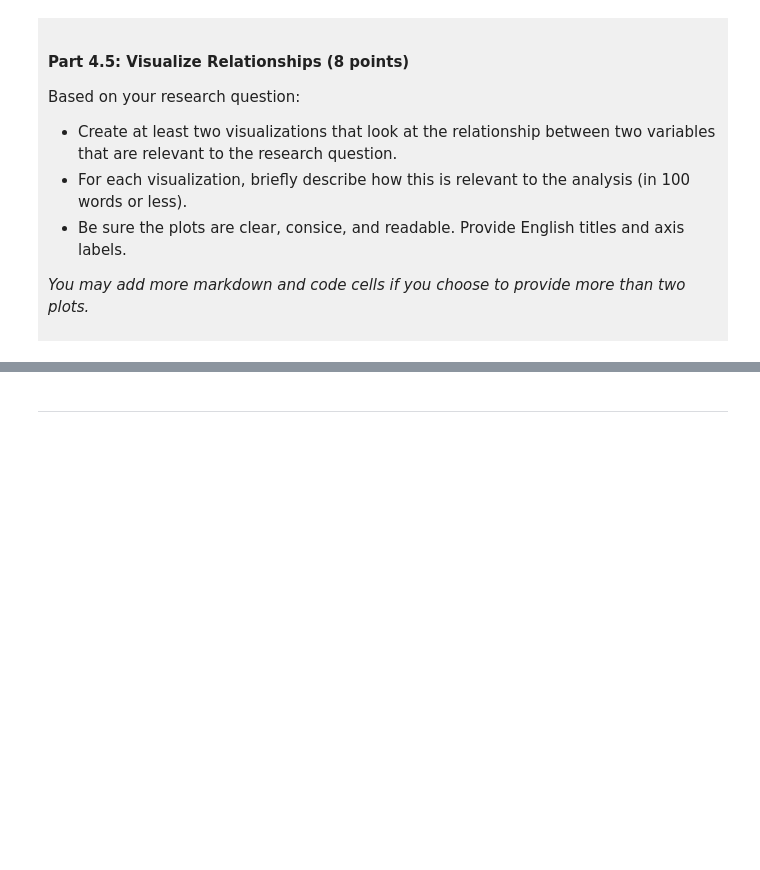
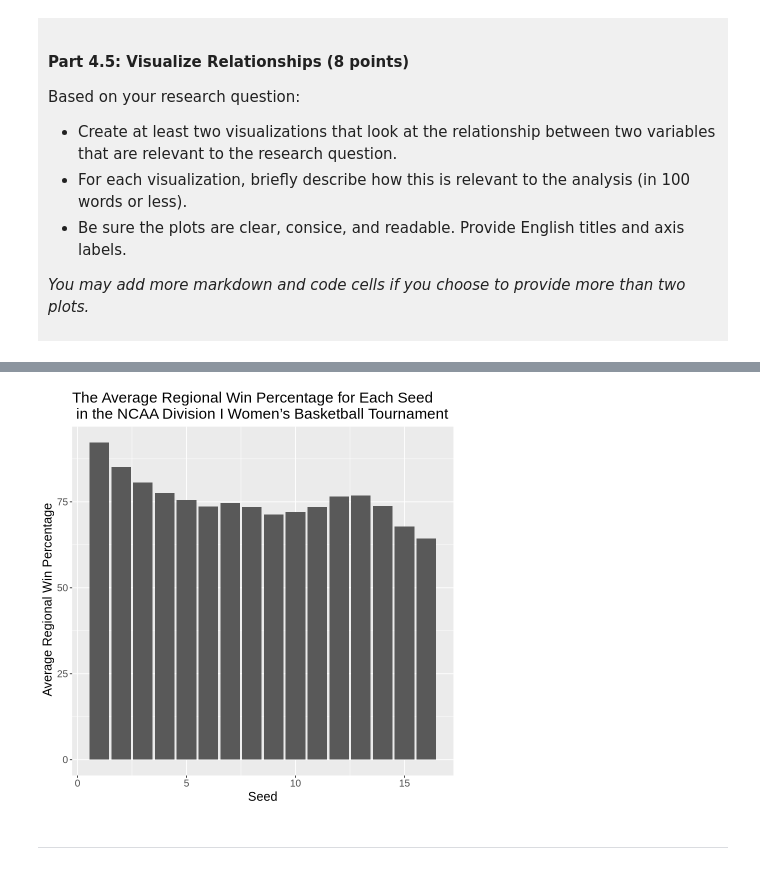
Before and after one commit to frankfxq/dsci-100-project-frank-qian, a Jupyter notebook: dsci-100-project-notebook.ipynb, the cells around one changed output, grey strips where cells are left out. Saved outputs shown, nothing was run; the diff lists cells and outputs as text; code cells hidden in the pictures; blank space fills up the shorter version.

```diff
--- a/dsci-100-project-notebook.ipynb
+++ b/dsci-100-project-notebook.ipynb
@@ -290,3 +316,5 @@ You will refine your research question (if needed) and produce a tidy data set.
 </div>
 # %%
 ### EDIT THIS CODE CELL ###
+mean <- tidy_data_2 |> group_by(seed) |> summarize(mean_reg_wins_pct = mean(reg_wins_pct))
+mean
@@ -332,5 +403,13 @@ Visualization 2: %%% EDIT THIS MARKDOWN CELL%%%
 # %%
 ### EDIT THIS CODE CELL FOR VISUALIZATION 2###
+
+bar_chart_3 <- ggplot(mean, aes(x = seed, y = mean_reg_wins_pct)) + geom_bar(stat = "identity") +
+labs(x = "Seed", y = " Average Regional Win Percentage",
+     title = "The Average Regional Win Percentage for Each Seed \n in the NCAA Division I Women’s Basketball Tournament") +
+theme(text = element_text(size = 15))
+bar_chart_3
+# %% [output]
+[figure, added]
 # %% [markdown]
 ------
 # %% [markdown]
```
Also changed, not shown: parts of 11 cells of this notebook.
